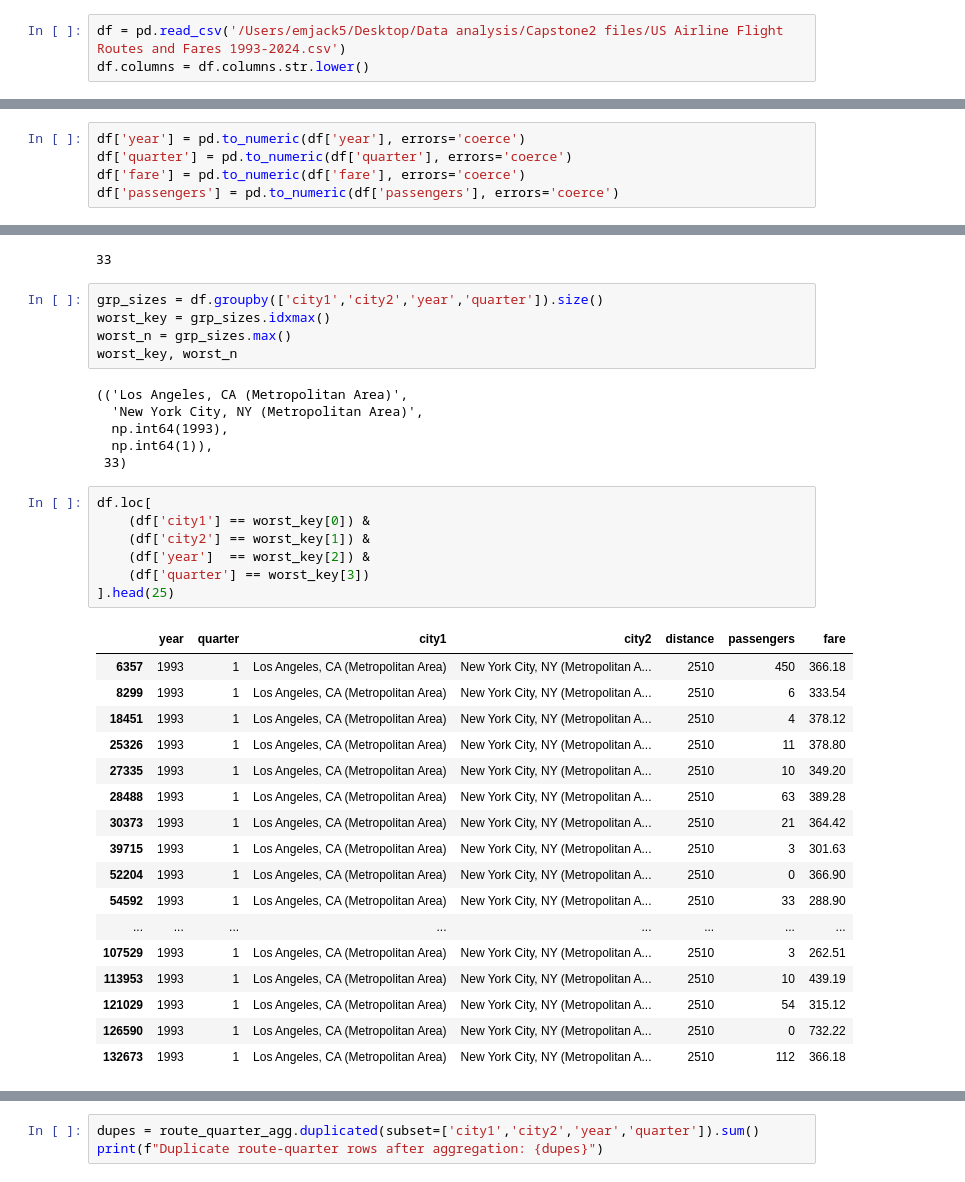
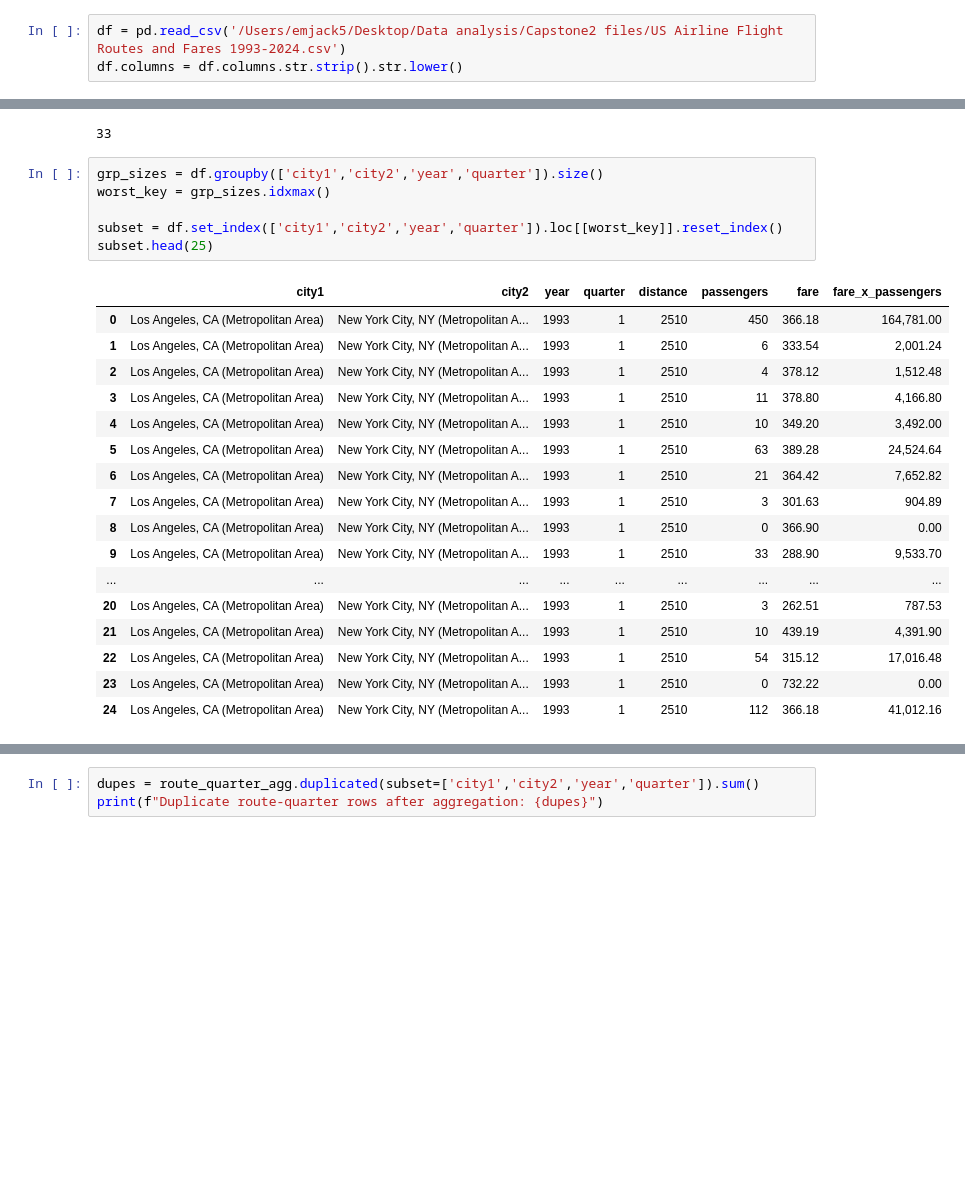
Before and after one commit to emilyjackson5509-crypto/airline-route-profitability-analysis, a Jupyter notebook: Capstone2-EJackson.ipynb, the cells around one changed output, grey strips where cells are left out. Drawn from its saved outputs; the diff is of its cells as text; blank space fills up the shorter version.

```diff
--- a/Capstone2-EJackson.ipynb
+++ b/Capstone2-EJackson.ipynb
@@ -12,6 +12,6 @@ import seaborn as sns
 # %%
 df = pd.read_csv('/Users/emjack5/Desktop/Data analysis/Capstone2 files/US Airline Flight Routes and Fares 1993-2024.csv')
-df.columns = df.columns.str.lower()
+df.columns = df.columns.str.strip().str.lower()
 # %%
 print(df.columns[19], df.columns[20])
 # %% [output]
@@ -172,5 +199,0 @@ Invalid Route records: 0 rows
-# %%
-df['year'] = pd.to_numeric(df['year'], errors='coerce')
-df['quarter'] = pd.to_numeric(df['quarter'], errors='coerce')
-df['fare'] = pd.to_numeric(df['fare'], errors='coerce')
-df['passengers'] = pd.to_numeric(df['passengers'], errors='coerce')
@@ -249,36 +318,24 @@ print(df.groupby(['city1','city2','year','quarter']).size().max())
 # %%
 grp_sizes = df.groupby(['city1','city2','year','quarter']).size()
 worst_key = grp_sizes.idxmax()
-worst_n = grp_sizes.max()
-worst_key, worst_n
+
+subset = df.set_index(['city1','city2','year','quarter']).loc[[worst_key]].reset_index()
+subset.head(25)
 # %% [output]
-(('Los Angeles, CA (Metropolitan Area)',
-  'New York City, NY (Metropolitan Area)',
-  np.int64(1993),
-  np.int64(1)),
- 33)
+|  | city1 | city2 | year | quarter | distance | passengers | fare | fare_x_passengers |
+| 0 | Los Angeles, CA (Metropolitan Area) | New York City, NY (Metropolitan A... | 1993 | 1 | 2510 | 450 | 366.18 | 164,781.00 |
+| 1 | Los Angeles, CA (Metropolitan Area) | New York City, NY (Metropolitan A... | 1993 | 1 | 2510 | 6 | 333.54 | 2,001.24 |
+| 2 | Los Angeles, CA (Metropolitan Area) | New York City, NY (Metropolitan A... | 1993 | 1 | 2510 | 4 | 378.12 | 1,512.48 |
+| 3 | Los Angeles, CA (Metropolitan Area) | New York City, NY (Metropolitan A... | 1993 | 1 | 2510 | 11 | 378.80 | 4,166.80 |
+| 4 | Los Angeles, CA (Metropolitan Area) | New York City, NY (Metropolitan A... | 1993 | 1 | 2510 | 10 | 349.20 | 3,492.00 |
+| 5 | Los Angeles, CA (Metropolitan Area) | New York City, NY (Metropolitan A... | 1993 | 1 | 2510 | 63 | 389.28 | 24,524.64 |
+| 6 | Los Angeles, CA (Metropolitan Area) | New York City, NY (Metropolitan A... | 1993 | 1 | 2510 | 21 | 364.42 | 7,652.82 |
+| 7 | Los Angeles, CA (Metropolitan Area) | New York City, NY (Metropolitan A... | 1993 | 1 | 2510 | 3 | 301.63 | 904.89 |
+| 8 | Los Angeles, CA (Metropolitan Area) | New York City, NY (Metropolitan A... | 1993 | 1 | 2510 | 0 | 366.90 | 0.00 |
+| 9 | Los Angeles, CA (Metropolitan Area) | New York City, NY (Metropolitan A... | 1993 | 1 | 2510 | 33 | 288.90 | 9,533.70 |
+| ... | ... | ... | ... | ... | ... | ... | ... | ... |
+| 20 | Los Angeles, CA (Metropolitan Area) | New York City, NY (Metropolitan A... | 1993 | 1 | 2510 | 3 | 262.51 | 787.53 |
+| 21 | Los Angeles, CA (Metropolitan Area) | New York City, NY (Metropolitan A... | 1993 | 1 | 2510 | 10 | 439.19 | 4,391.90 |
+| 22 | Los Angeles, CA (Metropolitan Area) | New York City, NY (Metropolitan A... | 1993 | 1 | 2510 | 54 | 315.12 | 17,016.48 |
+| 23 | Los Angeles, CA (Metropolitan Area) | New York City, NY (Metropolitan A... | 1993 | 1 | 2510 | 0 | 732.22 | 0.00 |
+| 24 | Los Angeles, CA (Metropolitan Area) | New York City, NY (Metropolitan A... | 1993 | 1 | 2510 | 112 | 366.18 | 41,012.16 |
-# %%
-df.loc[
-    (df['city1'] == worst_key[0]) &
-    (df['city2'] == worst_key[1]) &
-    (df['year']  == worst_key[2]) &
-    (df['quarter'] == worst_key[3])
-].head(25)
-# %% [output]
-|  | year | quarter | city1 | city2 | distance | passengers | fare |
-| 6357 | 1993 | 1 | Los Angeles, CA (Metropolitan Area) | New York City, NY (Metropolitan A... | 2510 | 450 | 366.18 |
-| 8299 | 1993 | 1 | Los Angeles, CA (Metropolitan Area) | New York City, NY (Metropolitan A... | 2510 | 6 | 333.54 |
-| 18451 | 1993 | 1 | Los Angeles, CA (Metropolitan Area) | New York City, NY (Metropolitan A... | 2510 | 4 | 378.12 |
-| 25326 | 1993 | 1 | Los Angeles, CA (Metropolitan Area) | New York City, NY (Metropolitan A... | 2510 | 11 | 378.80 |
-| 27335 | 1993 | 1 | Los Angeles, CA (Metropolitan Area) | New York City, NY (Metropolitan A... | 2510 | 10 | 349.20 |
-| 28488 | 1993 | 1 | Los Angeles, CA (Metropolitan Area) | New York City, NY (Metropolitan A... | 2510 | 63 | 389.28 |
-| 30373 | 1993 | 1 | Los Angeles, CA (Metropolitan Area) | New York City, NY (Metropolitan A... | 2510 | 21 | 364.42 |
-| 39715 | 1993 | 1 | Los Angeles, CA (Metropolitan Area) | New York City, NY (Metropolitan A... | 2510 | 3 | 301.63 |
-| 52204 | 1993 | 1 | Los Angeles, CA (Metropolitan Area) | New York City, NY (Metropolitan A... | 2510 | 0 | 366.90 |
-| 54592 | 1993 | 1 | Los Angeles, CA (Metropolitan Area) | New York City, NY (Metropolitan A... | 2510 | 33 | 288.90 |
-| ... | ... | ... | ... | ... | ... | ... | ... |
-| 107529 | 1993 | 1 | Los Angeles, CA (Metropolitan Area) | New York City, NY (Metropolitan A... | 2510 | 3 | 262.51 |
-| 113953 | 1993 | 1 | Los Angeles, CA (Metropolitan Area) | New York City, NY (Metropolitan A... | 2510 | 10 | 439.19 |
-| 121029 | 1993 | 1 | Los Angeles, CA (Metropolitan Area) | New York City, NY (Metropolitan A... | 2510 | 54 | 315.12 |
-| 126590 | 1993 | 1 | Los Angeles, CA (Metropolitan Area) | New York City, NY (Metropolitan A... | 2510 | 0 | 732.22 |
-| 132673 | 1993 | 1 | Los Angeles, CA (Metropolitan Area) | New York City, NY (Metropolitan A... | 2510 | 112 | 366.18 |
```
Also changed, not shown: parts of 51 cells of this notebook.
